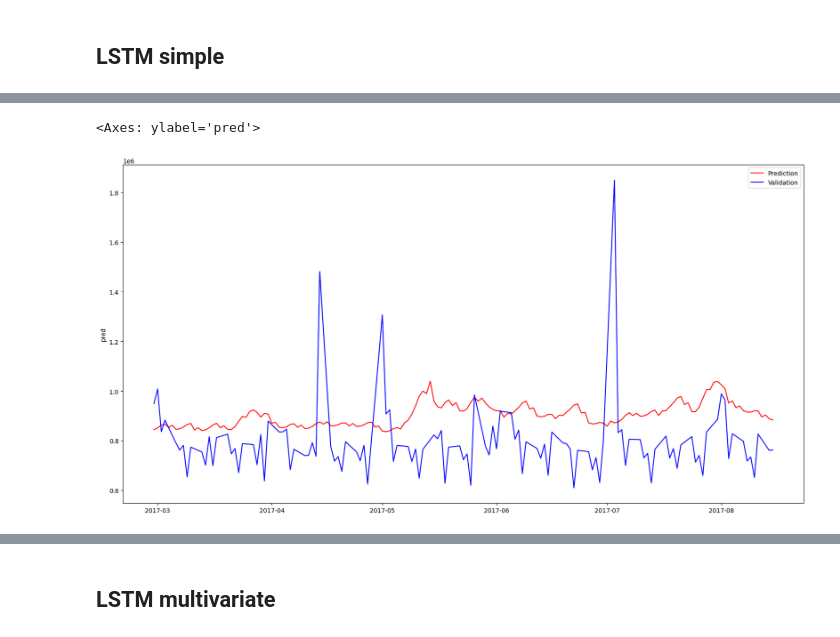
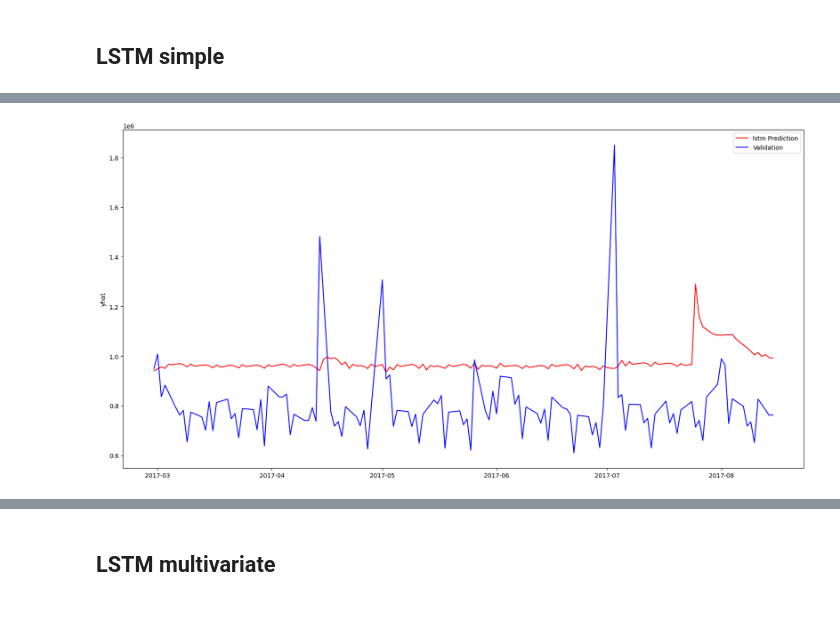
Before and after one commit to Capton1/stores-sales-forecasting-poc, a Jupyter notebook: notebooks/Model results - viz.ipynb, the cells around one changed output, grey strips where cells are left out. Drawn from its saved outputs; the diff is of its cells as text; code cells hidden in the pictures.

```diff
--- a/notebooks/Model results - viz.ipynb
+++ b/notebooks/Model results - viz.ipynb
@@ -159,9 +158,3 @@ assert len(simple_pred) == len(val.index)
-# %%
-simple_df = pd.DataFrame(simple_pred, columns=["pred"])
-
-plt.figure(figsize=(20, 10))
-sns.lineplot(data=simple_df, x=val.index, y="pred", color="red", label="Prediction")
-sns.lineplot(data=val, x=val.index, y="sales", color="blue", label="Validation")
-# %% [output]
-<Axes: ylabel='pred'>
-[figure, removed]
+# %%
+predict_and_plot("lstm default_simple - 2024-01-29 10:47", True);
+# %% [output]
@@ -167,0 +178 @@ sns.lineplot(data=val, x=val.index, y="sales", color="blue", label="Validation")
+[figure, added]
```
Also changed, not shown: parts of 28 cells of this notebook, 6 other files.
